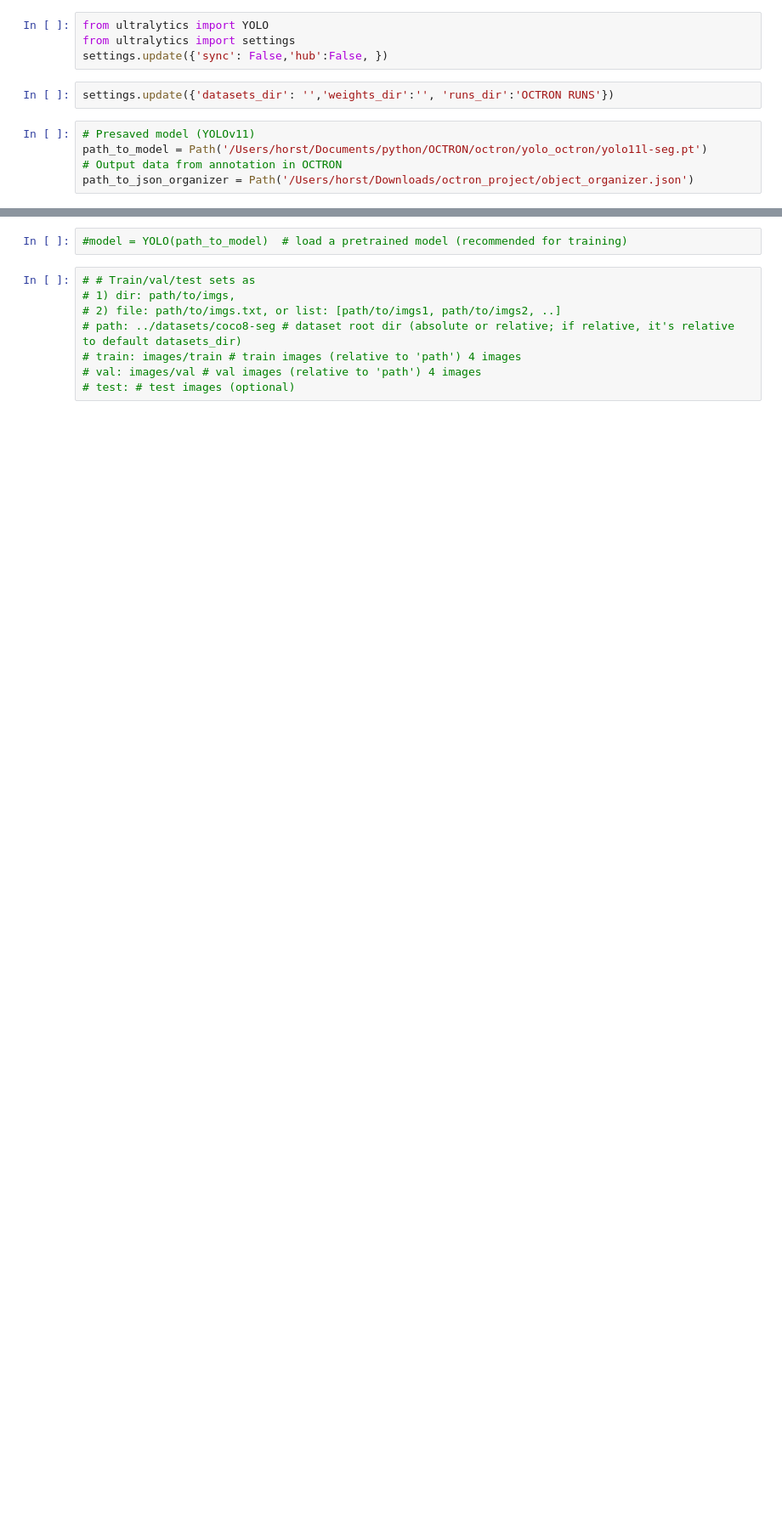
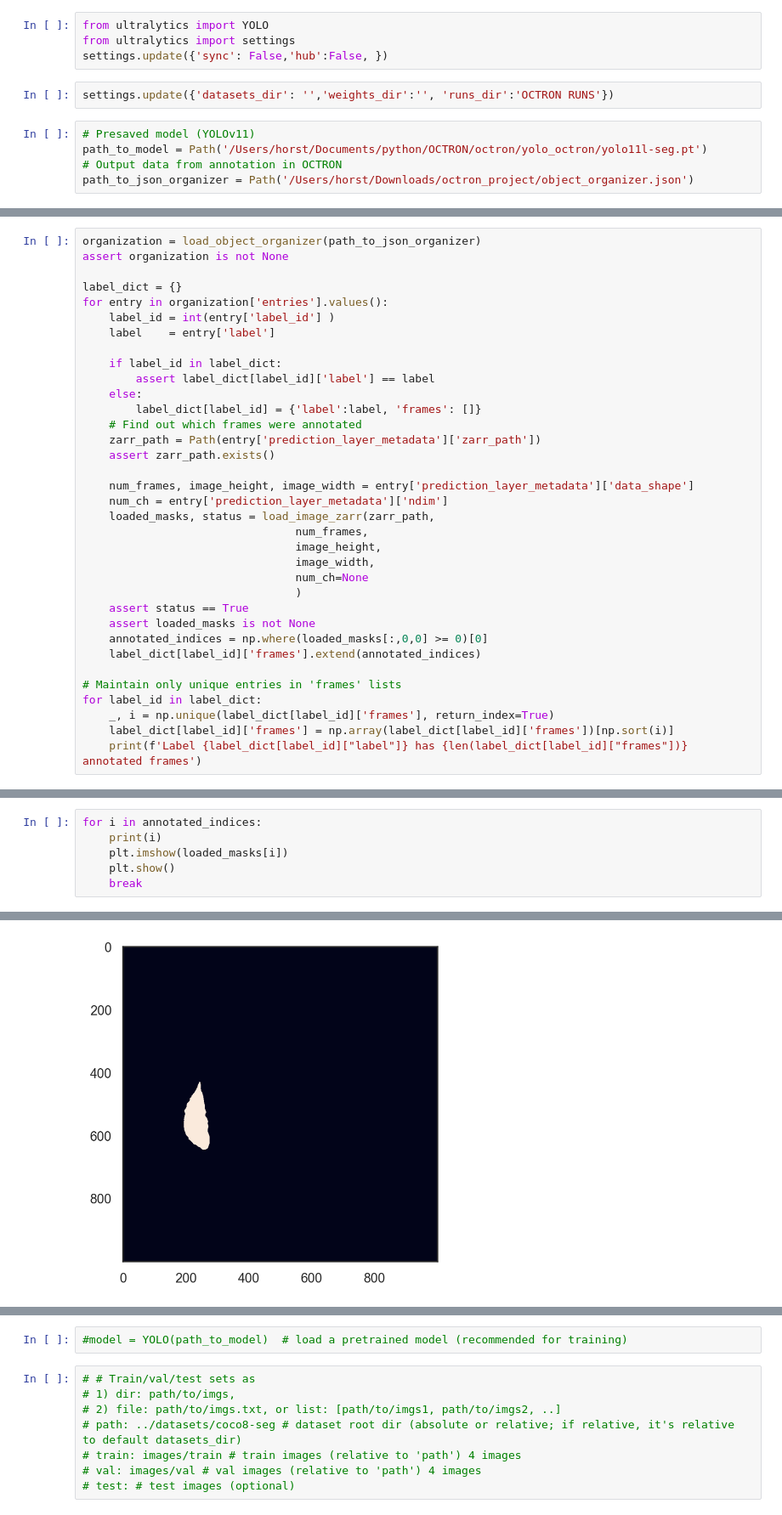
Before and after one commit to horsto/OCTRON-GUI, a Jupyter notebook: octron/notebooks/napari_yolo.ipynb, the cells around one changed output, grey strips where cells are left out. Shown: that part at 85% size. Drawn from its saved outputs; the diff is of its cells as text; blank space fills up the shorter version.

```diff
--- a/octron/notebooks/napari_yolo.ipynb
+++ b/octron/notebooks/napari_yolo.ipynb
@@ -67,0 +41,35 @@ video_data.shape
+# %%
+organization = load_object_organizer(path_to_json_organizer)
+assert organization is not None
+
+label_dict = {}
+for entry in organization['entries'].values():
+    label_id = int(entry['label_id'] )
+    label    = entry['label']
+
+    if label_id in label_dict:
+        assert label_dict[label_id]['label'] == label
+    else:
+        label_dict[label_id] = {'label':label, 'frames': []}
+    # Find out which frames were annotated
+    zarr_path = Path(entry['prediction_layer_metadata']['zarr_path'])
+    assert zarr_path.exists()
+
+    num_frames, image_height, image_width = entry['prediction_layer_metadata']['data_shape']
+    num_ch = entry['prediction_layer_metadata']['ndim']
+    loaded_masks, status = load_image_zarr(zarr_path,
+                                num_frames,
+                                image_height,
+                                image_width,
+                                num_ch=None
+                                )
+    assert status == True
+    assert loaded_masks is not None
+    annotated_indices = np.where(loaded_masks[:,0,0] >= 0)[0]
+    label_dict[label_id]['frames'].extend(annotated_indices)
+
+# Maintain only unique entries in 'frames' lists
+for label_id in label_dict:
+    _, i = np.unique(label_dict[label_id]['frames'], return_index=True)
+    label_dict[label_id]['frames'] = np.array(label_dict[label_id]['frames'])[np.sort(i)]
+    print(f'Label {label_dict[label_id]["label"]} has {len(label_dict[label_id]["frames"])} annotated frames')
@@ -67,0 +80,7 @@ video_data.shape
+# %%
+for i in annotated_indices:
+    print(i)
+    plt.imshow(loaded_masks[i])
+    plt.show()
+    break
+# %% [output]
@@ -67,0 +88 @@ video_data.shape
+[figure, added]
```
Also changed, not shown: parts of 11 cells of this notebook.
